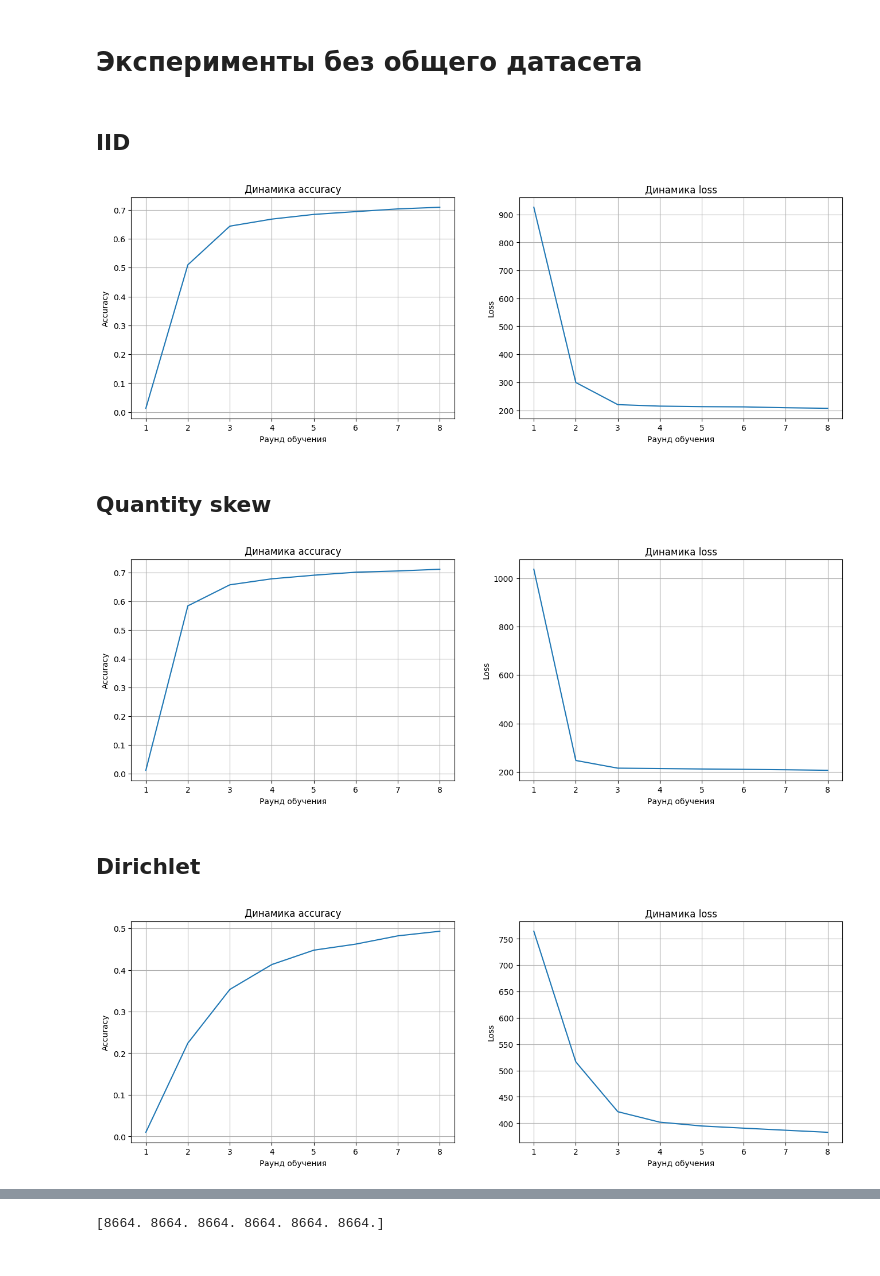
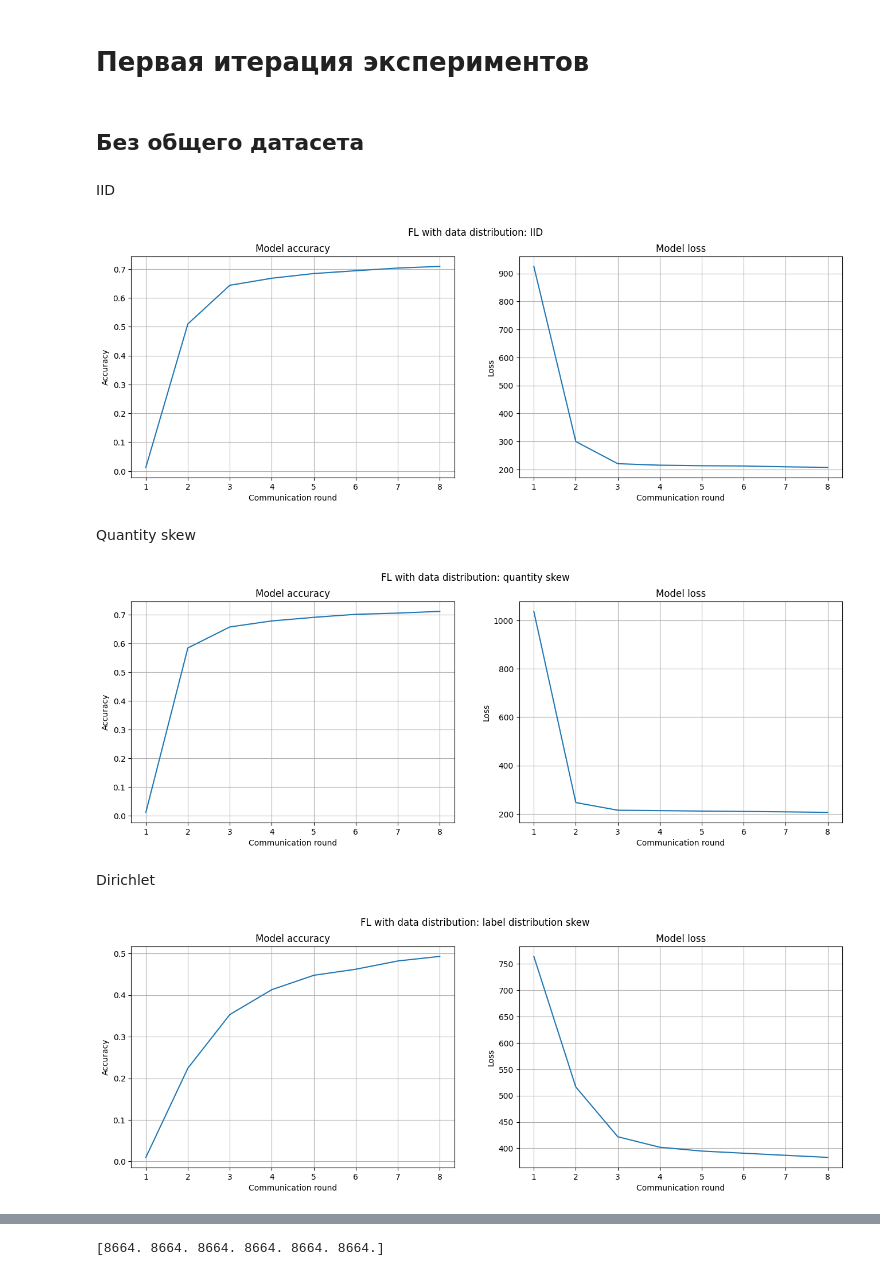
Before and after one commit to Ilyaant/federated-learning-experiments, a Jupyter notebook: plots.ipynb, the cells around one changed output, grey strips where cells are left out. Drawn from its saved outputs; the diff is of its cells as text; code cells hidden in the pictures.

```diff
--- a/plots.ipynb
+++ b/plots.ipynb
@@ -7,20 +6,25 @@ rounds = [i for i in range(1, 9)]
 # %%
-def plot_acc_loss(acc, loss, rounds):
+def plot_acc_loss(acc, loss, rounds, distribution, sharing=False):
     plt.figure(figsize=(16, 5))
 
     plt.subplot(1, 2, 1)
-    plt.title("Динамика accuracy")
-    plt.xlabel("Раунд обучения")
+    plt.title("Model accuracy")
+    plt.xlabel("Communication round")
     plt.ylabel("Accuracy")
     plt.grid()
     plt.plot(rounds, acc)
 
     plt.subplot(1, 2, 2)
-    plt.title("Динамика loss")
-    plt.xlabel("Раунд обучения")
+    plt.title("Model loss")
+    plt.xlabel("Communication round")
     plt.ylabel("Loss")
     plt.grid()
     plt.plot(rounds, loss)
 
-    # plt.suptitle(title)
+    title = f'FL with data distribution: {distribution}'
+    if sharing:
+        title = f'FL with data distribution: {distribution}\nData sharing implemented'
+    plt.suptitle(title)
     plt.show()
+# %% [markdown]
+# Первая итерация экспериментов
@@ -27,34 +33,34 @@ def plot_acc_loss(acc, loss, rounds):
 # %% [markdown]
-# Эксперименты без общего датасета
+## Без общего датасета
 # %% [markdown]
-## IID
+IID
 # %%
 loss = [
     925.5718636512756,
     299.4915622472763,
     220.3582350015640,
     215.0291382074356,
     213.1195322871208,
     212.3493679761886,
     209.1853067874908,
     207.2623788714409
 ]
 acc = [
     0.013,
     0.5097,
     0.6436,
     0.668,
     0.6843,
     0.6939,
     0.7033,
     0.7091
 ]
 
-plot_acc_loss(acc, loss, rounds)
+plot_acc_loss(acc, loss, rounds, 'IID')
 # %% [output]
-[figure, old version]
+[figure, new version]
 # %% [markdown]
-## Quantity skew
+Quantity skew
 # %%
 loss = [
     1037.091492176056,
@@ -77,11 +83,11 @@ acc = [
     0.712
 ]
 
-plot_acc_loss(acc, loss, rounds)
+plot_acc_loss(acc, loss, rounds, 'quantity skew')
 # %% [output]
-[figure, old version]
+[figure, new version]
 # %% [markdown]
-## Dirichlet
+Dirichlet
 # %%
 loss = [
     764.4543652534485,
@@ -104,7 +110,7 @@ acc = [
     0.493
 ]
 
-plot_acc_loss(acc, loss, rounds)
+plot_acc_loss(acc, loss, rounds, 'label distribution skew')
 # %% [output]
-[figure, old version]
+[figure, new version]
 # %% [markdown]
```
Also changed, not shown: parts of 39 cells of this notebook.
